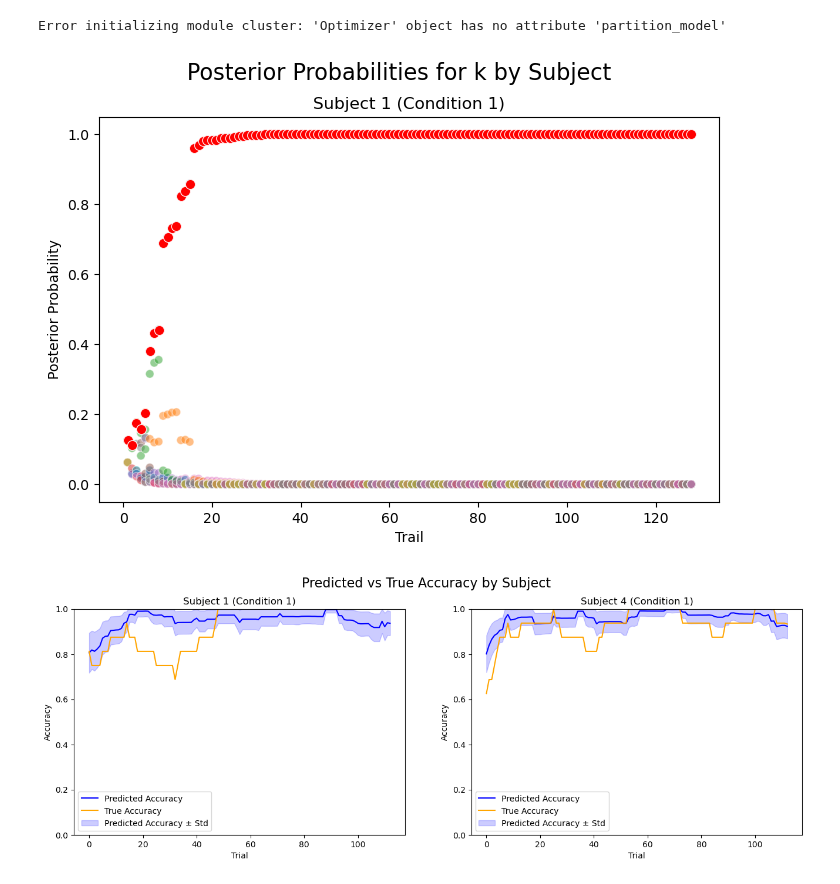
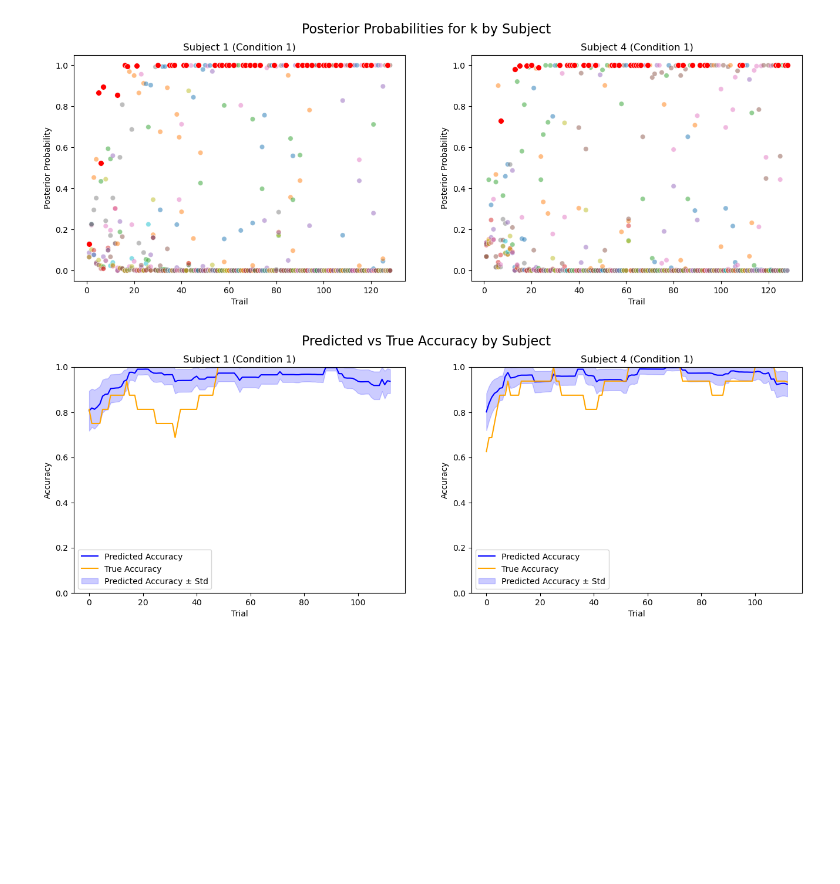
Before and after one commit to yjiong0228/CategoryLearning, a Jupyter notebook: notebooks/Bayesian-Recon.ipynb, the cells around one changed output. Saved outputs shown, nothing was run; the diff lists cells and outputs as text; code cells hidden in the pictures; blank space fills up the shorter version.

Commit message:
k cluster grid optimization

```diff
--- a/notebooks/Bayesian-Recon.ipynb
+++ b/notebooks/Bayesian-Recon.ipynb
@@ -33,27 +33,32 @@ import src.Bayesian_recon.problems.config as config
 from src.Bayesian_recon.problems.config import config_fgt
 
 from src.Bayesian_recon.problems import *
-# %%
-from src.Bayesian_recon.utils.optimizer import Optimizer
-module_config = {"cluster": (PartitionCluster,
-                                {"transition_spec":[("entropy_1", "top_posterior"),
-                                                    (5, "ksimilar_centers"),
-                                                    (3, "random")]}),
-                 "memory": (BaseMemory, {"param_resolution": 2})}
-optimizer = Optimizer(module_config, 2)
-optimizer.prepare_data(processed_path / 'Task2_processed.csv')
-# %% [output]
-Error initializing module cluster: 'Optimizer' object has no attribute 'partition_model'
+# %%
+from src.Bayesian_recon.utils.optimizer import Optimizer
+
+module_config = {
+    "cluster": (PartitionCluster, {
+        "amount_range": [(0, 5), (0, 5), (0, 5)],
+        "transition_spec": ["posterior_random", "ksimilar_centers", "random"]
+    }),
+    "memory": (BaseMemory, {
+        "personal_memory_range": {"gamma": (0.1, 1.0), "w0": (0.01, 0.1)},
+        "param_resolution": 10
+    })
+}
+optimizer = Optimizer(module_config, n_jobs=100)
+optimizer.prepare_data(processed_path / 'Task2_processed.csv')
 # %%
 res = optimizer.optimize_params_with_subs_parallel(
     config_fgt,
-    [1,4]
+    # [1,4]
+    list(range(1, 25))
 )
 # %%
 optimizer.plot_posterior_probabilities(
-    res,[1,5])
+    res,[1,4])
 # %% [output]
-[figure, old version]
+[figure, new version]
 # %%
 optimizer.set_results(res)
 prediction = optimizer.predict_with_subs_parallel(
```
Also changed, not shown: 5 other files.
